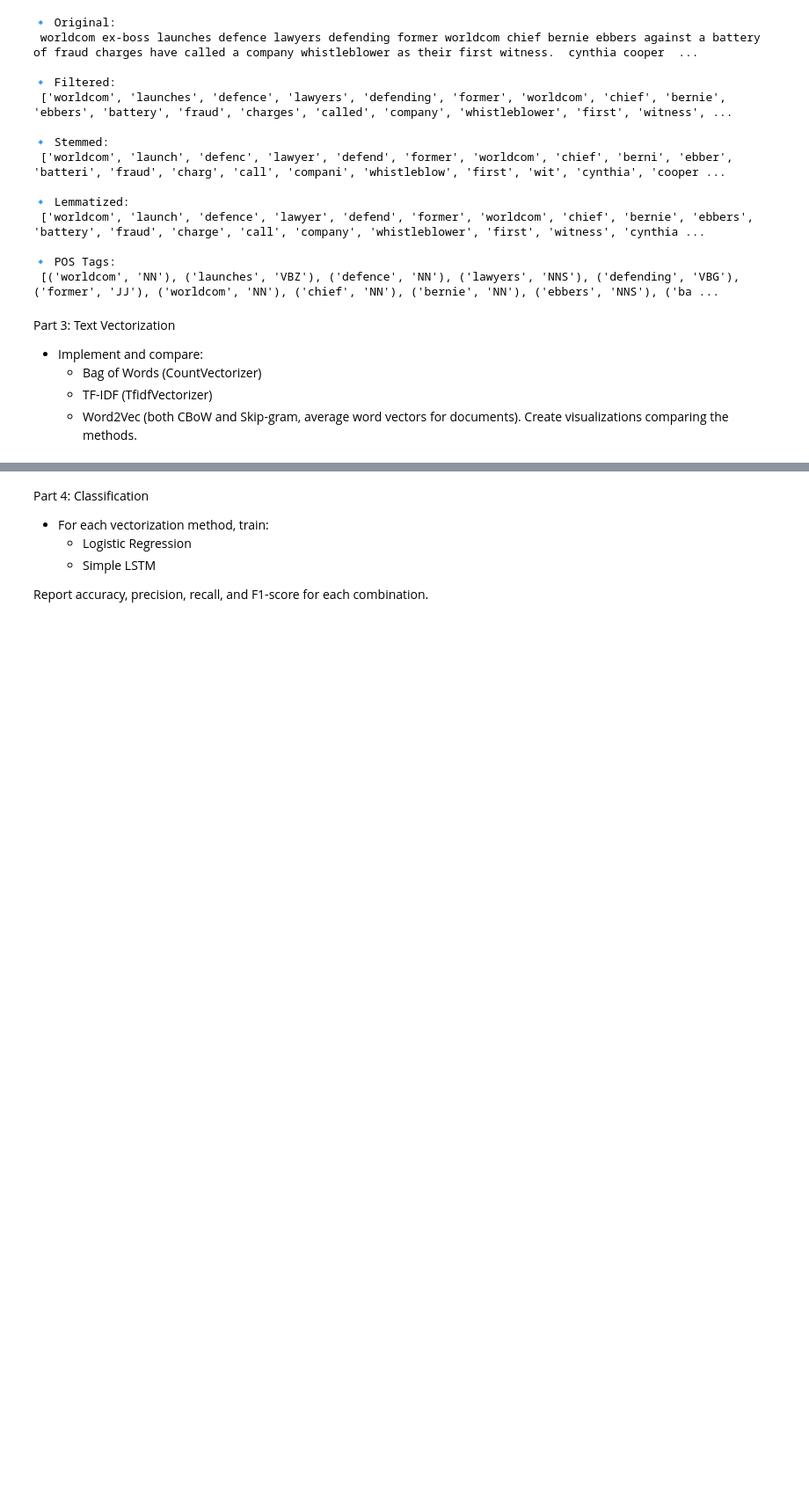
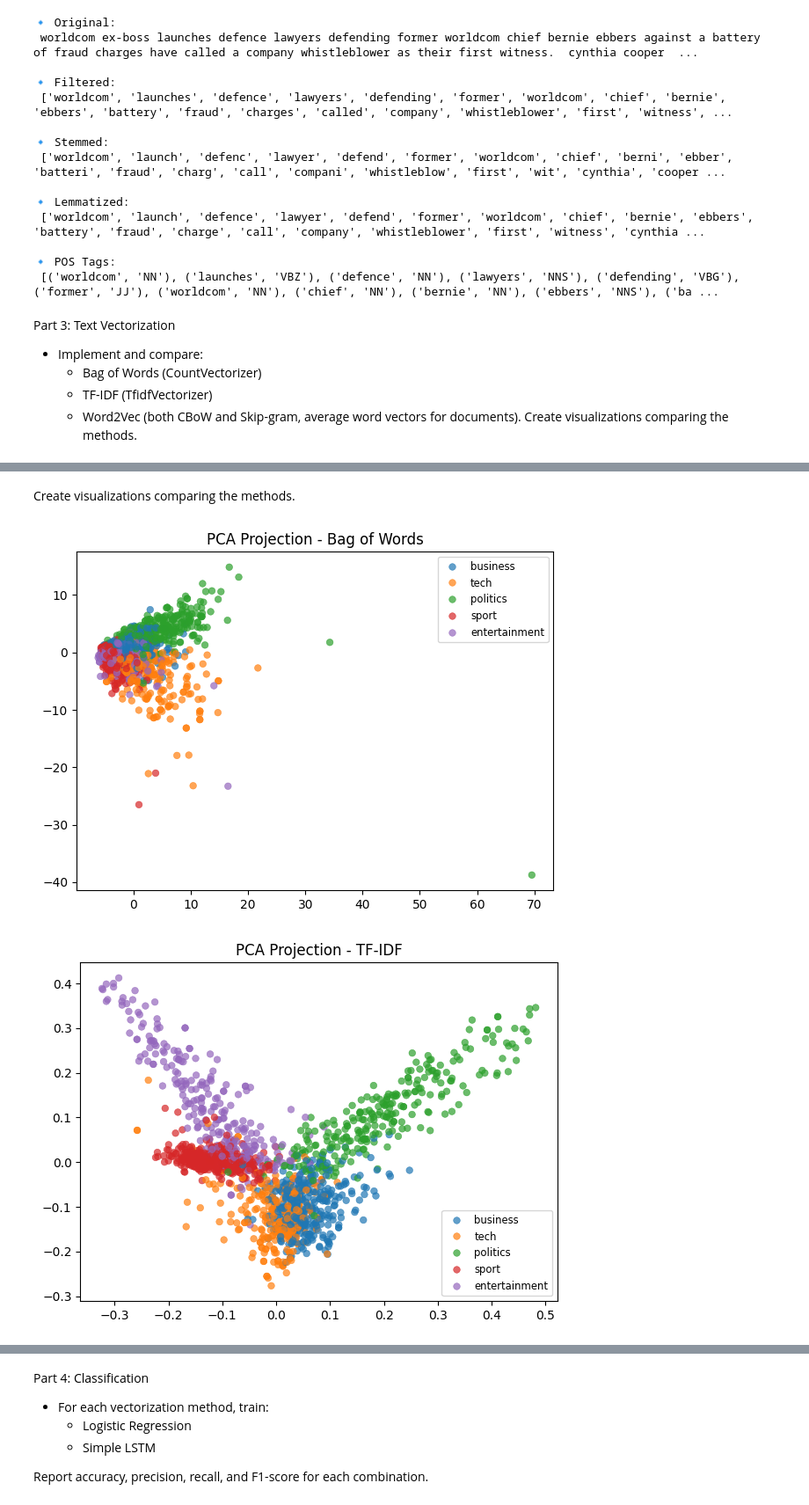
Before and after one commit to Mosizamani/AAI-520, a Jupyter notebook: AAI-520-otherfiles/Assignments/Module1-assignment1.1/AAI-520-module1-assignment1.1.ipynb, the cells around one changed output, grey strips where cells are left out. Shown at 88% size. Cells and saved outputs as stored; diff of their text form; code cells hidden in the pictures; blank space fills up the shorter version.

```diff
--- a/AAI-520-otherfiles/Assignments/Module1-assignment1.1/AAI-520-module1-assignment1.1.ipynb
+++ b/AAI-520-otherfiles/Assignments/Module1-assignment1.1/AAI-520-module1-assignment1.1.ipynb
@@ -286,0 +464,57 @@ Part 3: Text Vectorization
+# %% [markdown]
+Create visualizations comparing the methods.
+# %%
+from sklearn.decomposition import PCA
+from sklearn.manifold import TSNE
+import seaborn as sns
+
+# 1. Prepare Representations
+
+# BoW (already computed earlier as X_bow)
+X_bow_dense = X_bow.toarray()
+
+# TF-IDF (already computed earlier as X_tfidf)
+X_tfidf_dense = X_tfidf.toarray()
+
+# Word2Vec (average document vectors from above)
+X_cbow = np.vstack(df['cbow_vector'].values)
+X_skipgram = np.vstack(df['skipgram_vector'].values)
+
+# Labels for coloring
+labels = df['Category'].values
+
+# 2. Dimensionality Reduction
+
+def reduce_dim(X, method="pca"):
+    if method == "pca":
+        return PCA(n_components=2, random_state=42).fit_transform(X)
+    elif method == "tsne":
+        return TSNE(n_components=2, random_state=42, perplexity=30).fit_transform(X)
+
+# Reduce each representation
+bow_2d = reduce_dim(X_bow_dense, method="pca")
+tfidf_2d = reduce_dim(X_tfidf_dense, method="pca")
+cbow_2d = reduce_dim(X_cbow, method="pca")
+skipgram_2d = reduce_dim(X_skipgram, method="pca")
+
+# 3. Visualization Function
+
+def plot_embedding(data_2d, labels, title):
+    plt.figure(figsize=(7,5))
+    sns.scatterplot(
+        x=data_2d[:,0], y=data_2d[:,1], hue=labels,
+        palette="tab10", s=30, alpha=0.7, edgecolor=None
+    )
+    plt.title(title)
+    plt.legend(loc="best", fontsize="small")
+    plt.show()
+
+# 4. Compare Methods
+
+plot_embedding(bow_2d, labels, "PCA Projection - Bag of Words")
+plot_embedding(tfidf_2d, labels, "PCA Projection - TF-IDF")
+plot_embedding(cbow_2d, labels, "PCA Projection - Word2Vec (CBoW)")
+plot_embedding(skipgram_2d, labels, "PCA Projection - Word2Vec (Skip-gram)")
+# %% [output]
+[figure, added]
+[figure, added]
```
Also changed, not shown: parts of 28 cells of this notebook.
